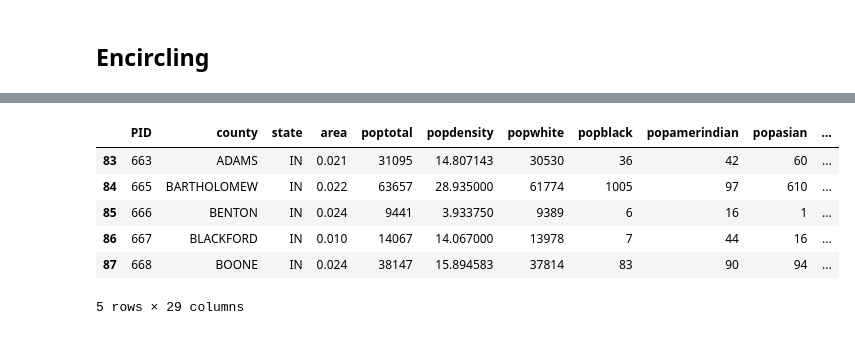
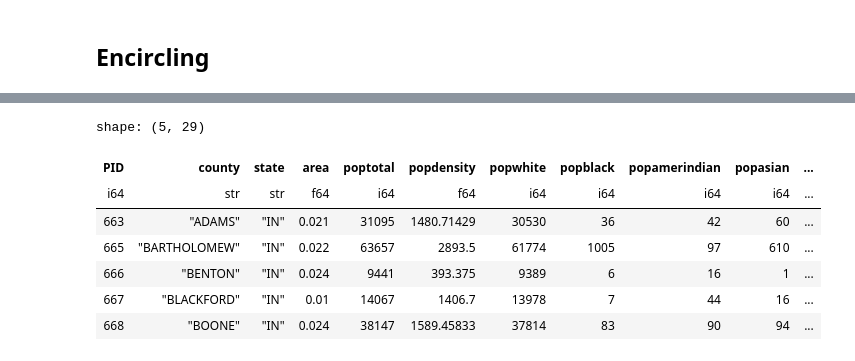
Before and after one commit to ivaquero/blog-bio, a Jupyter notebook: analysis/group.ipynb, the cells around one changed output, grey strips where cells are left out. Saved outputs shown, nothing was run; the diff lists cells and outputs as text; code cells hidden in the pictures.

```diff
--- a/analysis/group.ipynb
+++ b/analysis/group.ipynb
@@ -98,8 +105,9 @@ plt.show()
 # %% [markdown]
 ## Encircling
 # %%
-midwest = pd.read_csv("data/midwest_filter.csv")
-midwest["popdensity"] = midwest["popdensity"] / 100
-midwest["state"] = midwest["state"].astype("category")
+midwest = pl.read_csv("data/midwest_filter.csv")
+midwest.with_columns(
+    popdensity=midwest["poptotal"] / 100, state=midwest["state"].cast(pl.Categorical)
+)
 midwest.head()
 # %% [output]
@@ -113,14 +122,15 @@ midwest.head()
 # %%
-midwest_select = midwest.query("state=='IN'")
+midwest_select = midwest.filter(pl.col("state") == "IN")
 midwest_select.head()
 # %% [output]
+shape: (5, 29)
-|  | PID | county | state | area | poptotal | popdensity | popwhite | popblack | popamerindian | popasian | ... |
-| 83 | 663 | ADAMS | IN | 0.021 | 31095 | 14.807143 | 30530 | 36 | 42 | 60 | ... |
-| 84 | 665 | BARTHOLOMEW | IN | 0.022 | 63657 | 28.935000 | 61774 | 1005 | 97 | 610 | ... |
-| 85 | 666 | BENTON | IN | 0.024 | 9441 | 3.933750 | 9389 | 6 | 16 | 1 | ... |
-| 86 | 667 | BLACKFORD | IN | 0.010 | 14067 | 14.067000 | 13978 | 7 | 44 | 16 | ... |
-| 87 | 668 | BOONE | IN | 0.024 | 38147 | 15.894583 | 37814 | 83 | 90 | 94 | ... |
+| PID | county | state | area | poptotal | popdensity | popwhite | popblack | popamerindian | popasian | ... |
+| i64 | str | str | f64 | i64 | f64 | i64 | i64 | i64 | i64 | ... |
+| 663 | "ADAMS" | "IN" | 0.021 | 31095 | 1480.71429 | 30530 | 36 | 42 | 60 | ... |
+| 665 | "BARTHOLOMEW" | "IN" | 0.022 | 63657 | 2893.5 | 61774 | 1005 | 97 | 610 | ... |
+| 666 | "BENTON" | "IN" | 0.024 | 9441 | 393.375 | 9389 | 6 | 16 | 1 | ... |
+| 667 | "BLACKFORD" | "IN" | 0.01 | 14067 | 1406.7 | 13978 | 7 | 44 | 16 | ... |
+| 668 | "BOONE" | "IN" | 0.024 | 38147 | 1589.45833 | 37814 | 83 | 90 | 94 | ... |
-5 rows × 29 columns
 # %%
 _, ax = plt.subplots(figsize=(10, 8))
 
```
Also changed, not shown: parts of 16 cells of this notebook, 2 other files.
